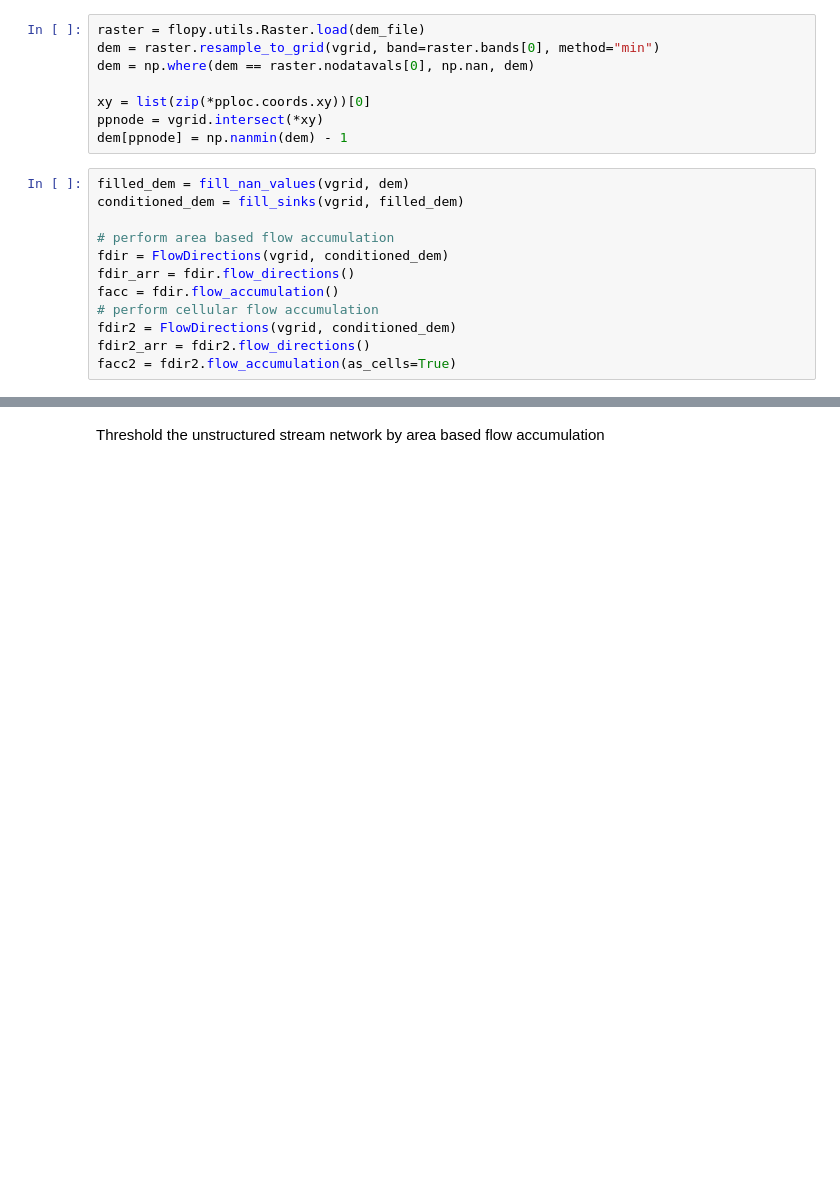
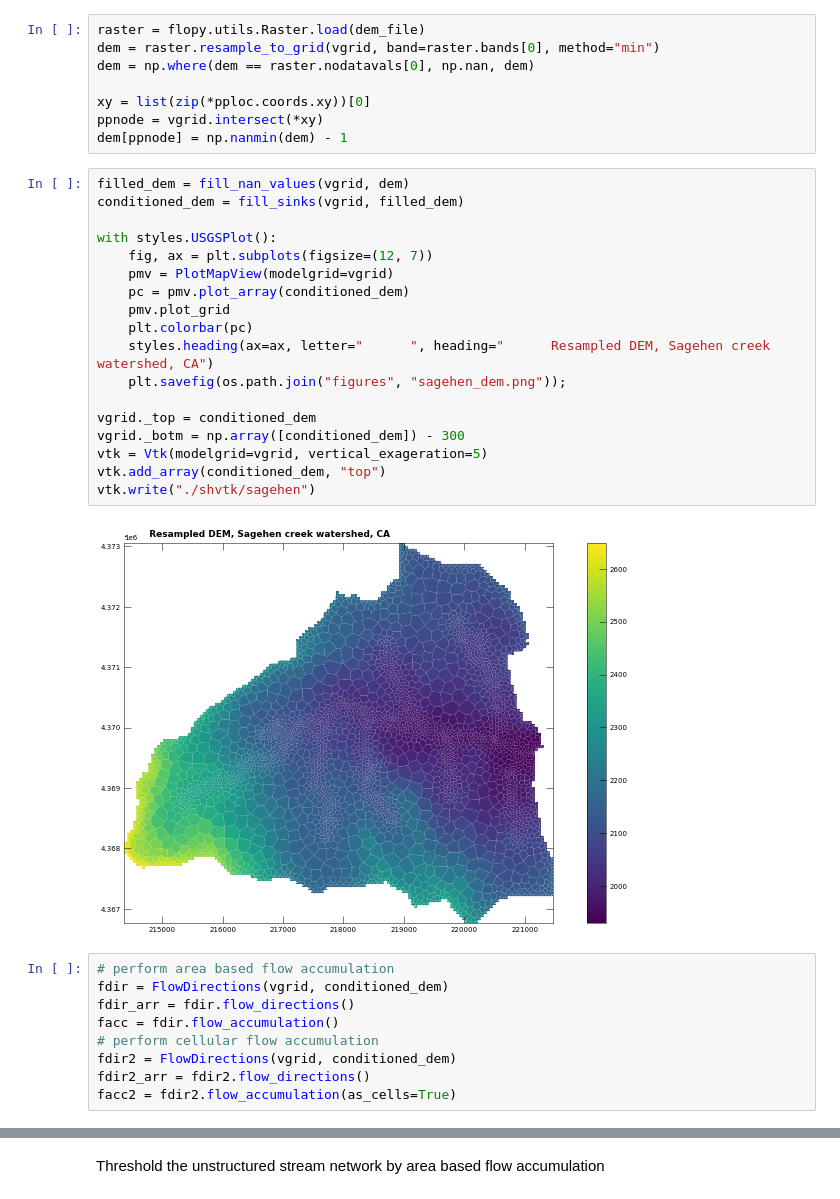
Before and after one commit to jlarsen-usgs/dany, a Jupyter notebook: Sagehen_structured_2_voronoi_workshop.ipynb, the cells around one changed output, grey strips where cells are left out. Drawn from its saved outputs; the diff is of its cells as text; blank space fills up the shorter version.

```diff
--- a/Sagehen_structured_2_voronoi_workshop.ipynb
+++ b/Sagehen_structured_2_voronoi_workshop.ipynb
@@ -193,10 +202,27 @@ dem = np.where(dem == raster.nodatavals[0], np.nan, dem)
 xy = list(zip(*pploc.coords.xy))[0]
 ppnode = vgrid.intersect(*xy)
 dem[ppnode] = np.nanmin(dem) - 1
+# %%
+filled_dem = fill_nan_values(vgrid, dem)
+conditioned_dem = fill_sinks(vgrid, filled_dem)
+
+with styles.USGSPlot():
+    fig, ax = plt.subplots(figsize=(12, 7))
+    pmv = PlotMapView(modelgrid=vgrid)
+    pc = pmv.plot_array(conditioned_dem)
+    pmv.plot_grid
+    plt.colorbar(pc)
+    styles.heading(ax=ax, letter="      ", heading="      Resampled DEM, Sagehen creek watershed, CA")
+    plt.savefig(os.path.join("figures", "sagehen_dem.png"));
+
+vgrid._top = conditioned_dem
+vgrid._botm = np.array([conditioned_dem]) - 300
+vtk = Vtk(modelgrid=vgrid, vertical_exageration=5)
+vtk.add_array(conditioned_dem, "top")
+vtk.write("./shvtk/sagehen")
+# %% [output]
+[figure, added]
 # %%
-filled_dem = fill_nan_values(vgrid, dem)
-conditioned_dem = fill_sinks(vgrid, filled_dem)
-
 # perform area based flow accumulation
 fdir = FlowDirections(vgrid, conditioned_dem)
 fdir_arr = fdir.flow_directions()
```
Also changed, not shown: parts of 14 cells of this notebook, 1 other file.
